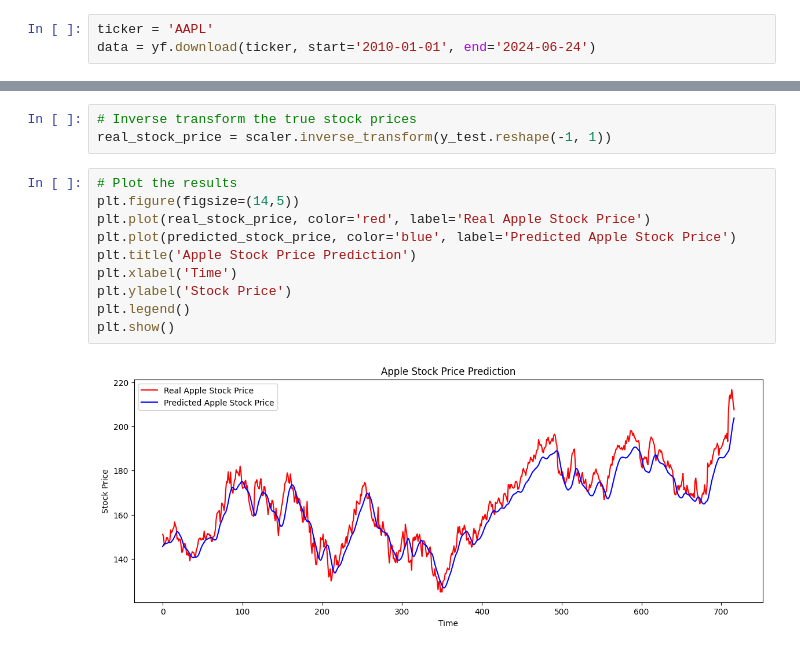
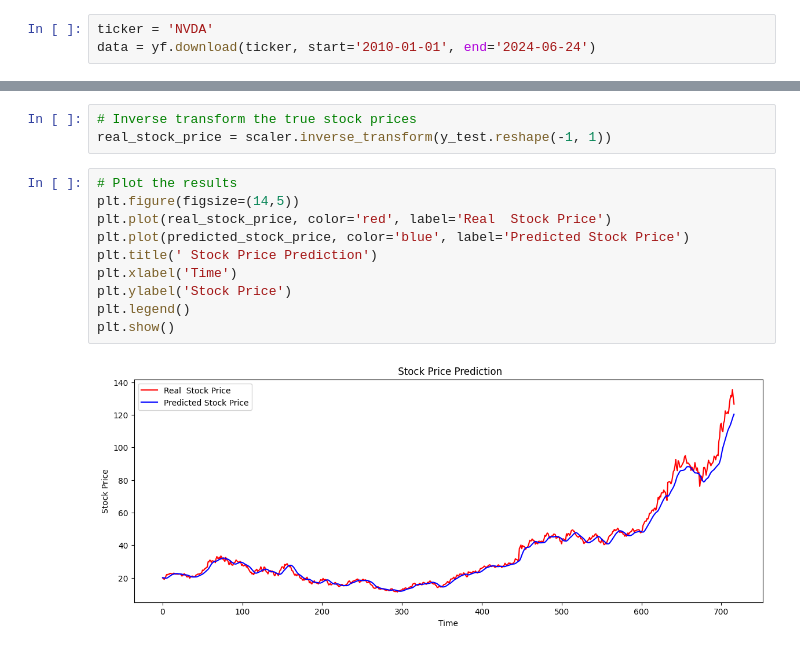
Before and after one commit to TarunvelVS/GenAI_DL_NLP_Projects, a Jupyter notebook: LSTM_Model_for_Stock_Market_Forecasting.ipynb, the cells around one changed output, grey strips where cells are left out. Saved outputs shown, nothing was run; the diff lists cells and outputs as text.

```diff
--- a/LSTM_Model_for_Stock_Market_Forecasting.ipynb
+++ b/LSTM_Model_for_Stock_Market_Forecasting.ipynb
@@ -8,7 +8,7 @@ import numpy as np
 import matplotlib.pyplot as plt
 import seaborn as sns
 # %%
-ticker = 'AAPL'
+ticker = 'NVDA'
 data = yf.download(ticker, start='2010-01-01', end='2024-06-24')
 # %% [output]
 [*********************100%%**********************]  1 of 1 completed
@@ -122,12 +122,12 @@ real_stock_price = scaler.inverse_transform(y_test.reshape(-1, 1))
 # %%
 # Plot the results
 plt.figure(figsize=(14,5))
-plt.plot(real_stock_price, color='red', label='Real Apple Stock Price')
-plt.plot(predicted_stock_price, color='blue', label='Predicted Apple Stock Price')
-plt.title('Apple Stock Price Prediction')
+plt.plot(real_stock_price, color='red', label='Real  Stock Price')
+plt.plot(predicted_stock_price, color='blue', label='Predicted Stock Price')
+plt.title(' Stock Price Prediction')
 plt.xlabel('Time')
 plt.ylabel('Stock Price')
 plt.legend()
 plt.show()
 # %% [output]
-[figure, old version]
+[figure, new version]
```
Also changed, not shown: parts of 5 cells of this notebook.
